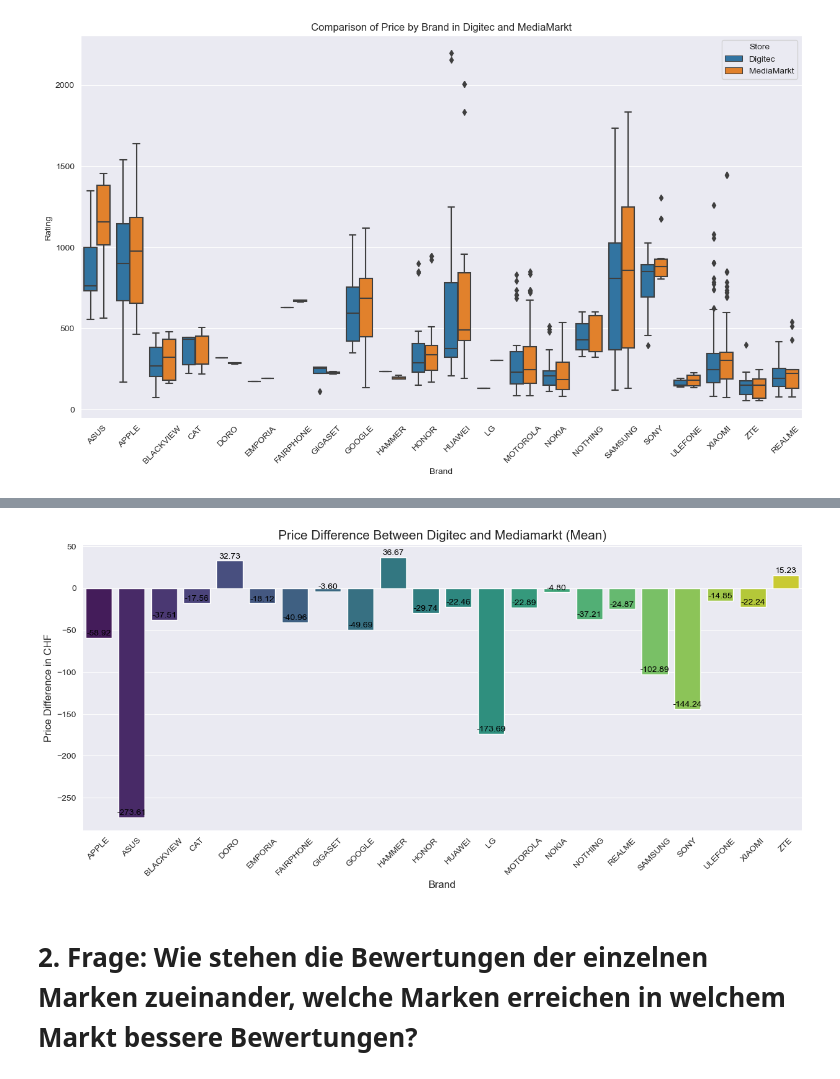
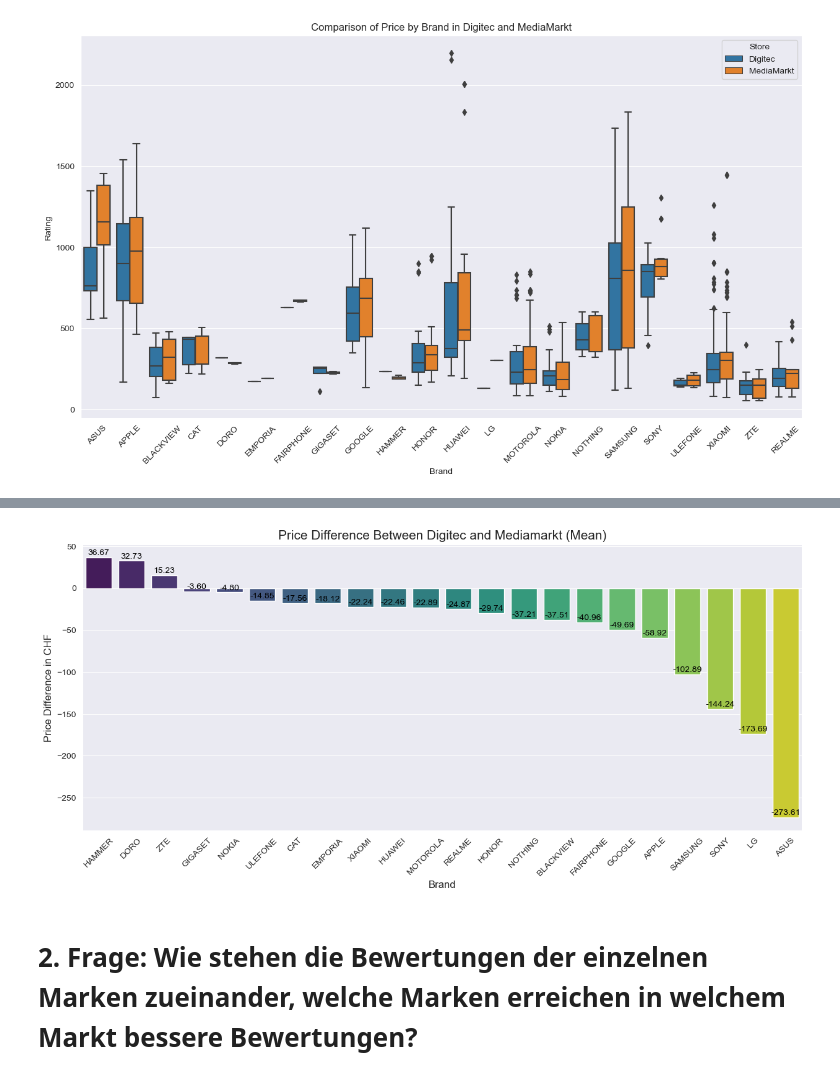
Before and after one commit to rportm/cip_project, a Jupyter notebook: data_analysis.ipynb, the cells around one changed output, grey strips where cells are left out. Cells and saved outputs as stored; diff of their text form; code cells hidden in the pictures.

```diff
--- a/data_analysis.ipynb
+++ b/data_analysis.ipynb
@@ -100,27 +100,29 @@ df_agg
 | 20 | XIAOMI | 289.376622 | 78.750000 | 1259.000000 | 311.617393 | 72.480000 | 1446.98 | -22.240771 | ... |
 | 21 | ZTE | 151.217500 | 54.400000 | 399.000000 | 135.982833 | 53.060000 | 244.88 | 15.234667 | ... |
 # %%
+df_agg_sorted = df_agg.sort_values('price_diff_mean', ascending=False)
+
 #plot the price difference
 plt.figure(figsize=(15, 6))
-barplot = sns.barplot(x=df_agg.brand, y='price_diff_mean', data=df_agg, palette="viridis")
+barplot = sns.barplot(x=df_agg_sorted.brand, y='price_diff_mean', data=df_agg, palette="viridis")
 plt.title('Price Difference Between Digitec and Mediamarkt (Mean)', fontsize=15)
 plt.xlabel('Brand', fontsize=12)
 plt.ylabel('Price Difference in CHF', fontsize=12)
 plt.xticks(rotation=45)
 
 # Adding value labels
 for p in barplot.patches:
     barplot.annotate(f'{p.get_height():.2f}',
                      (p.get_x() + p.get_width() / 2., p.get_height()),
                      ha='center', va='center',
                      fontsize=10,
                      color='black',
                      xytext=(0, 5),
                      textcoords='offset points')
 
 plt.show()
 # %% [output]
-[figure, old version]
+[figure, new version]
 # %% [markdown]
 # 2. Frage: Wie stehen die Bewertungen der einzelnen Marken zueinander, welche Marken erreichen in welchem Markt bessere Bewertungen?
 # %%
```
Also changed, not shown: parts of 8 cells of this notebook.
